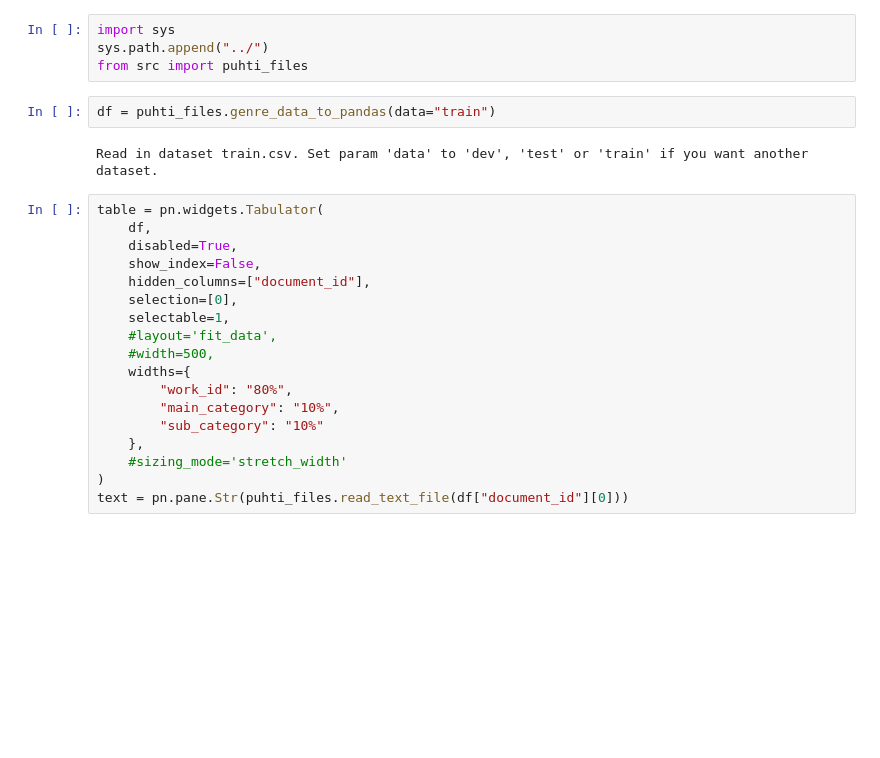
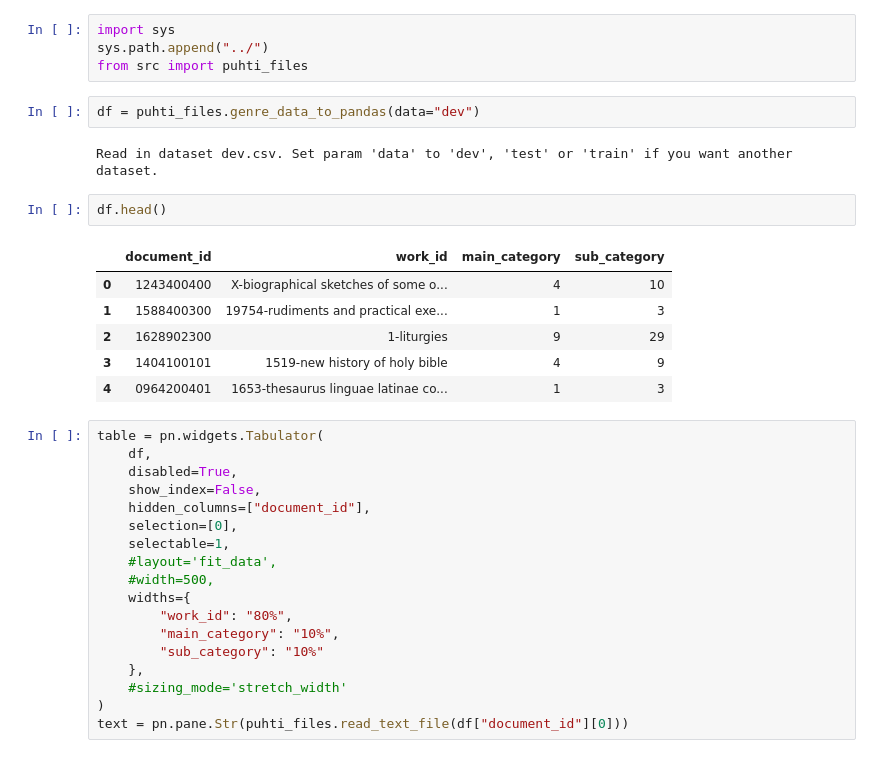
Before and after one commit to Digital-Humanities-Project-Genres-2023/Digital-Humanities-Project-Genres-2023, a Jupyter notebook: Dashboards/Text Browsing Test.ipynb, the cells around one changed output. Saved outputs shown, nothing was run; the diff lists cells and outputs as text; blank space fills up the shorter version.

```diff
--- a/Dashboards/Text Browsing Test.ipynb
+++ b/Dashboards/Text Browsing Test.ipynb
@@ -11,9 +14,18 @@ import sys
 sys.path.append("../")
 from src import puhti_files
 # %%
-df = puhti_files.genre_data_to_pandas(data="train")
+df = puhti_files.genre_data_to_pandas(data="dev")
 # %% [output]
-Read in dataset train.csv. Set param 'data' to 'dev', 'test' or 'train' if you want another dataset.
+Read in dataset dev.csv. Set param 'data' to 'dev', 'test' or 'train' if you want another dataset.
+# %%
+df.head()
+# %% [output]
+|  | document_id | work_id | main_category | sub_category |
+| 0 | 1243400400 | X-biographical sketches of some o... | 4 | 10 |
+| 1 | 1588400300 | 19754-rudiments and practical exe... | 1 | 3 |
+| 2 | 1628902300 | 1-liturgies | 9 | 29 |
+| 3 | 1404100101 | 1519-new history of holy bible | 4 | 9 |
+| 4 | 0964200401 | 1653-thesaurus linguae latinae co... | 1 | 3 |
 # %%
 table = pn.widgets.Tabulator(
     df,
```
Also changed, not shown: parts of 1 cell of this notebook, 29 other files.
